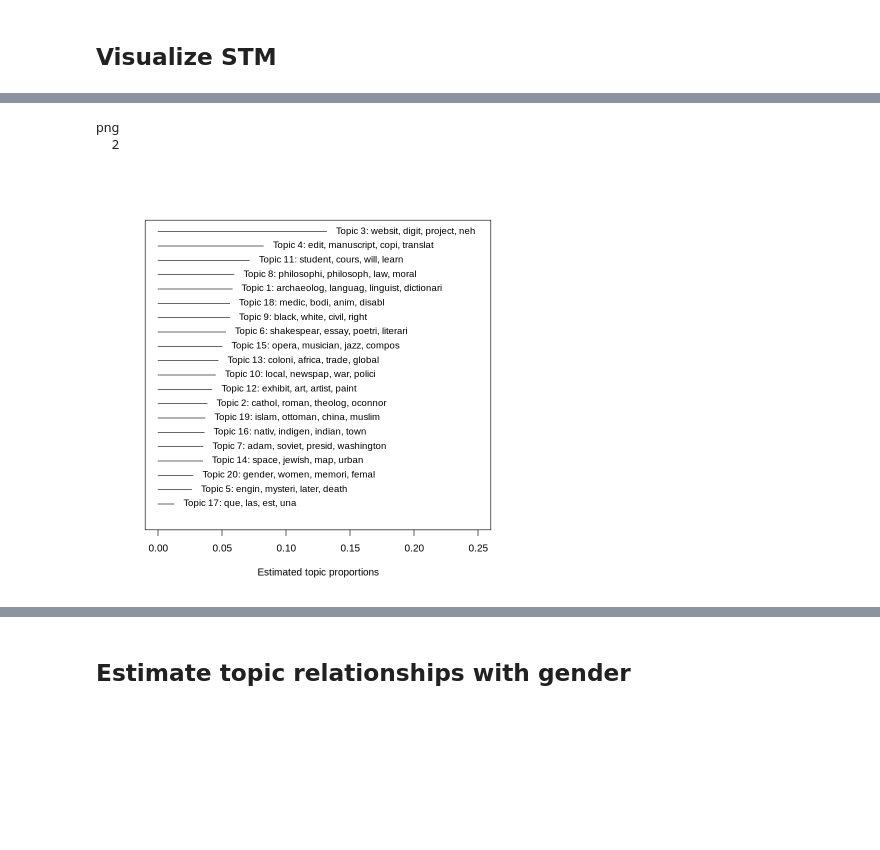
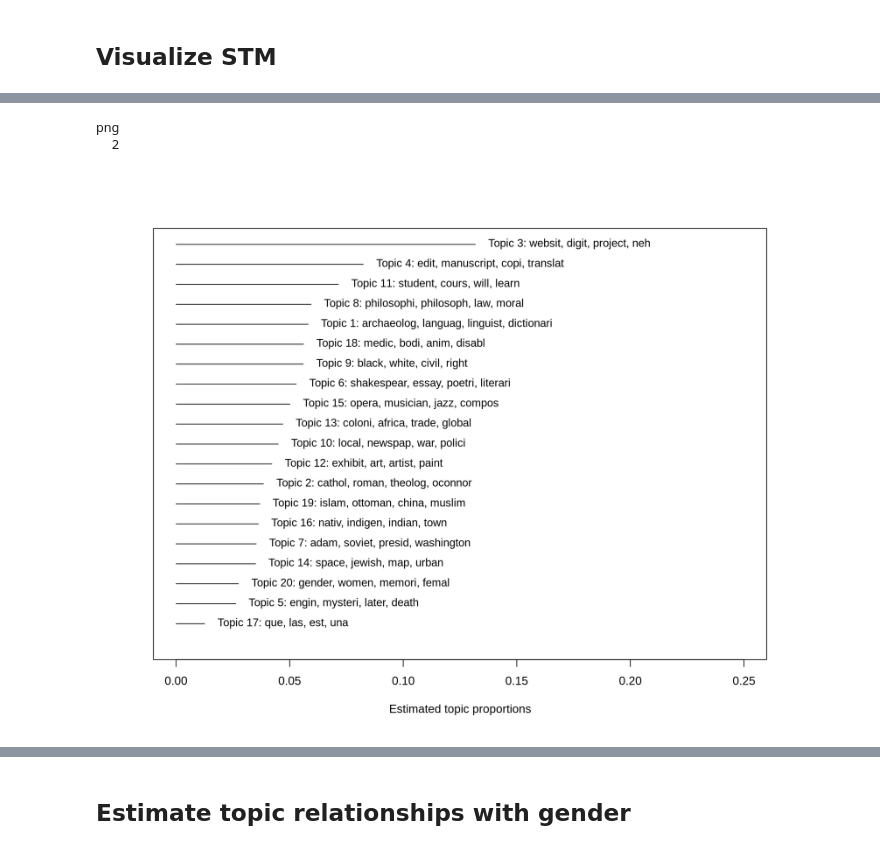
Before and after one commit to jhaber-zz/neh-nlp, a Jupyter notebook: code/topic_modeling.ipynb, the cells around one changed output, grey strips where cells are left out. Cells and saved outputs as stored; diff of their text form; code cells hidden in the pictures; blank space fills up the shorter version.

Commit message:
increased image size & resolution, cleaned up STM code

```diff
--- a/code/topic_modeling.ipynb
+++ b/code/topic_modeling.ipynb
@@ -171,16 +170,17 @@ ERROR: Error in strwidth(words[i], cex = size[i], ...): invalid graphics state
 # %%
 # Graphical display of estimated topic proportions
-png(filename='../output/topic_frequencies.png')
+png(filename='../output/topic_frequencies.png', width = 2000, height = 1500, units = "px", res = 300)
 plot(model, type = "summary", n = 4, xlim = c(0, 0.25), text.cex = 0.9485,
      main = "", xlab = "Estimated topic proportions", labeltype = "frex", frexw = 0.7)
 dev.off()
 
+#options(repr.plot.width=10, repr.plot.height=8, repr.plot.res = 300)
 plot(model, type = "summary", n = 4, xlim = c(0, 0.25), text.cex = 0.9485,
      main = "", xlab = "Estimated topic proportions", labeltype = "frex", frexw = 0.7)
 # %% [output]
 png
   2
-[figure, old version]
+[figure, new version]
 # %%
 # Inspect topic correlations
 
```
Also changed, not shown: parts of 17 cells of this notebook, 10 other files.
